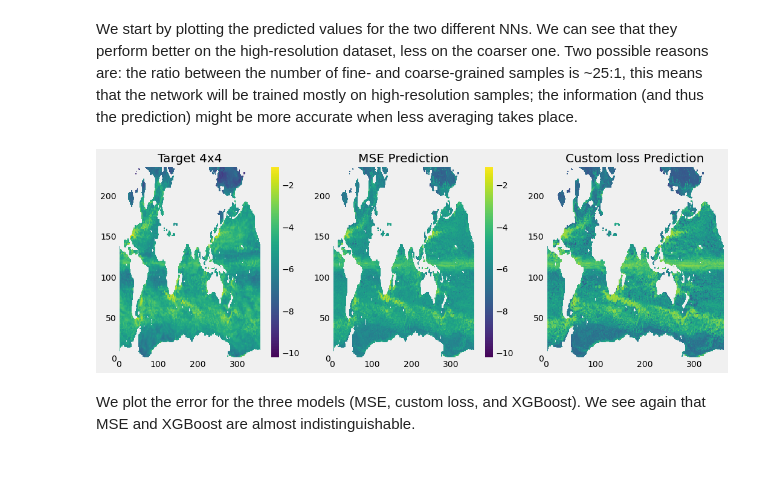
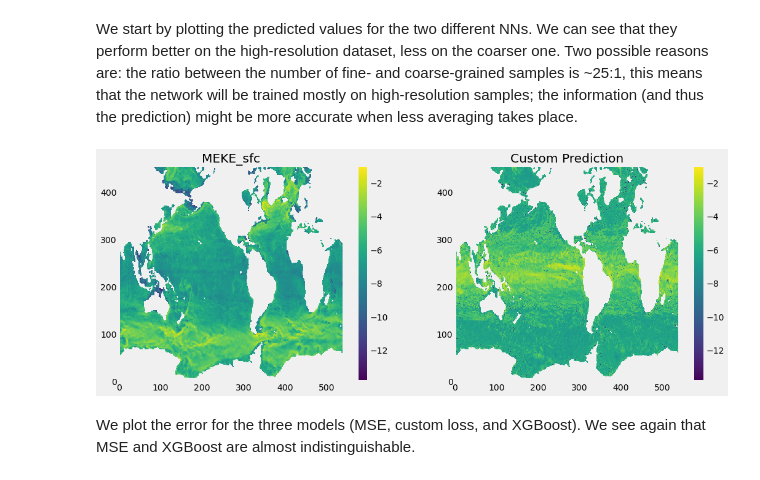
Before and after one commit to CrayLabs/NCAR_ML_EKE, a Jupyter notebook: notebooks/train_new_data.ipynb, the cells around one changed output. Drawn from its saved outputs; the diff is of its cells as text; code cells hidden in the pictures.

```diff
--- a/notebooks/train_new_data.ipynb
+++ b/notebooks/train_new_data.ipynb
@@ -210,8 +342,6 @@ Let's have a look at the resulting feature distributions.
 plt.figure(figsize=(10,20))
 for i in range(X_train.shape[-1]):
     sample = X_train.values[:, i]
-    min_bin = np.min(np.min(sample))
-    max_bin = np.max(np.max(sample))
     print('---------------------------------')
     print(f'min {columns[i]} = {np.min(sample)}, max {columns[i]} = {np.max(sample)}')
     print('---------------------------------')
@@ -323,18 +454,18 @@ import torch
 #from nn_models import EKEResnet
 from torchsummary import summary
 
-model_mse = torch.load('./ml_eke/nn/pytorch/ResNet_11-30_mse_all.pkl', map_location=torch.device('cpu'))
-model_cus = torch.load('./ml_eke/nn/pytorch/ResNet_11-100_custom_all.pkl', map_location=torch.device('cpu'))
+model_mse = torch.load('./ml_eke/nn/pytorch/ResNetSmall_5-100_custom_prep.pkl', map_location=torch.device('cpu'))
+#model_cus = torch.load('./ml_eke/nn/pytorch/ResNet_11-100_custom_all.pkl', map_location=torch.device('cpu'))
 #print(model_mse)
-summary(model_mse, (11,))
+summary(model_mse, (5,))
 
 #model_mse = keras.models.load_model('ml_eke/nn/trained_models/GEN-INT_l2_0.002_8_2020-12-17_512_mse.h5', compile=False)
 #model_cus = keras.models.load_model('ml_eke/nn/trained_models/GEN-INT_l2_0.002_8_2020-12-17_512_custom.h5', compile=False)
 #model_mse.summary()
 
-scaler = load(open('ml_eke/nn/data/scaler_all.pkl', 'rb'))
-rf = XGBRegressor()
-rf.load_model('./ml_eke/nn/data/xgbreg_cf10')
+scaler = load(open('ml_eke/nn/data/scaler_prep.pkl', 'rb'))
+#rf = XGBRegressor()
+#rf.load_model('./ml_eke/nn/data/xgbreg_cf10')
 # %% [output]
 ----------------------------------------------------------------
         Layer (type)               Output Shape         Param #
@@ -454,7 +598,7 @@ With the newest data, it seems like XGB and the MSE model are pretty similar in
 
 To display the results in a meaningful way, we keep the original samples as maps, instead of collecting single point values.
 # %%
-def prep_maps(sample, target, mask, scaler, model):
+def prep_maps(sample, target, mask, scaler, model, abs_val=None, clean_after_reg=True, skip_vars=None):
     sample_shape = sample.shape
     target_shape = target.shape
 
@@ -467,7 +611,7 @@ def prep_maps(sample, target, mask, scaler, model):
 
     samples["EKE"] = targets["EKE"]
 
-    data_out, targets_out, _ = prep_samples(samples)#, scaler)
+    data_out, targets_out, _ = prep_samples(samples, scaler, abs_val=abs_val, clean_after_reg=clean_after_reg, skip_vars=skip_vars)
 
     if isinstance(model, XGBRegressor):
         pred = model.predict(data_out)
@@ -527,49 +671,56 @@ Fitting scaler and scaling data...
 We start by plotting the predicted values for the two different NNs. We can see that they perform better on the high-resolution dataset, less on the coarser one. Two possible reasons are: the ratio between the number of fine- and coarse-grained samples is ~25:1, this means that the network will be trained mostly on high-resolution samples; the information (and thus the prediction) might be more accurate when less averaging takes place.
 # %%
 #mask_2_s  = mask_2.squeeze()
-mask_10_s = mask_10.squeeze()
+mask_s = mask.squeeze()
+# mask_rough_s = mask_rough.squeeze()
 
-plt.figure(figsize=(16,12))
+plt.figure(figsize=(16,6))
 
-vmin = min(np.min(disp_target_10[mask_10_s]),
-        np.min(disp_pred_10_mse[mask_10_s]),
-        np.min(disp_pred_10_cus[mask_10_s]))
-vmax = max(np.max(disp_target_10[mask_10_s]),
-        np.max(disp_pred_10_mse[mask_10_s]),
-        np.max(disp_pred_10_cus[mask_10_s]))
+vmin = -10
+vmin = min(np.min(disp_target[mask_s]),
+np.min(disp_pred_mse[mask_s]))
+# np.min(disp_pred_rough_mse[mask_rough_s]))
+vmax = 0
+vmax = max(np.max(disp_target[mask_s]),
+np.max(disp_pred_mse[mask_s]))
+# vmax=max(vmax, np.max(disp_pred_rough_mse[mask_rough_s])))
 
-plt.subplot(2,3,1)
-plt.pcolormesh(disp_target_10, vmin=vmin, vmax=vmax)
+plt.subplot(1,2,1)
+plt.pcolormesh(disp_target, vmin=vmin, vmax=vmax)
 plt.colorbar()
-plt.title('Target 4x4')
-plt.subplot(2,3,2)
-plt.pcolormesh(disp_pred_10_mse, vmin=vmin, vmax=vmax)
-plt.title('MSE Prediction')
+plt.title('MEKE_sfc')
+plt.subplot(1,2,2)
+plt.pcolormesh(disp_pred_mse, vmin=vmin, vmax=vmax)
+plt.title('Custom Prediction')
 plt.colorbar()
-plt.subplot(2,3,3)
-plt.pcolormesh(disp_pred_10_cus, vmin=vmin, vmax=vmax)
-plt.title('Custom loss Prediction')
+
+# plt.subplot(1,3,3)
+# plt.pcolormesh(disp_pred_rough_mse, vmin=vmin, vmax=vmax)
+# plt.title('MSE Prediction Rough')
+# plt.colorbar()
+#plt.pcolormesh(disp_pred_10_cus, vmin=vmin, vmax=vmax)
+#plt.title('Custom loss Prediction')
 
 # vmin = min(np.min(disp_target_2[mask_2_s]),
 #            np.min(disp_pred_2_mse[mask_2_s]),
 #            np.min(disp_pred_2_cus[mask_2_s]))
 # vmax = max(np.max(disp_target_2[mask_2_s]),
 #            np.max(disp_pred_2_mse[mask_2_s]),
 #            np.max(disp_pred_2_cus[mask_2_s]))
 # plt.subplot(2,3,4)
 # plt.pcolormesh(disp_target_2, vmin=vmin, vmax=vmax)
 # plt.title('Target 2x2')
 # plt.subplot(2,3,5)
 # plt.pcolormesh(disp_pred_2_mse, vmin=vmin, vmax=vmax)
 # plt.title('MSE Prediction')
 # plt.subplot(2,3,6)
 # plt.pcolormesh(disp_pred_2_cus, vmin=vmin, vmax=vmax)
 # plt.title('Custom loss Prediction')
 # plt.draw()
 
-plt.savefig('predicted_vals.png')
+plt.savefig('predicted_vals_rough.png')
 # %% [output]
-[figure, old version]
+[figure, new version]
 # %% [markdown]
 We plot the error for the three models (MSE, custom loss, and XGBoost). We see again that MSE and XGBoost are almost indistinguishable.
 # %%
```
Also changed, not shown: parts of 25 cells of this notebook, 7 other files.
